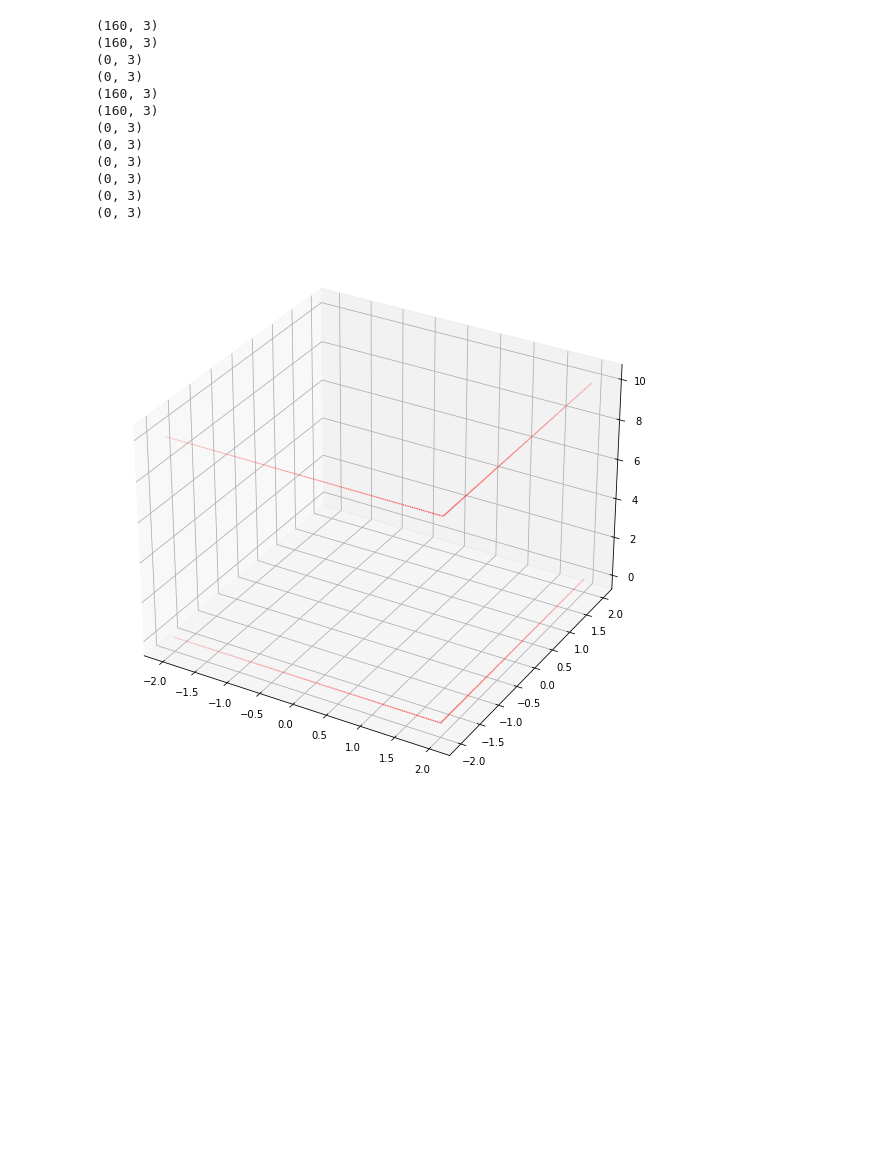
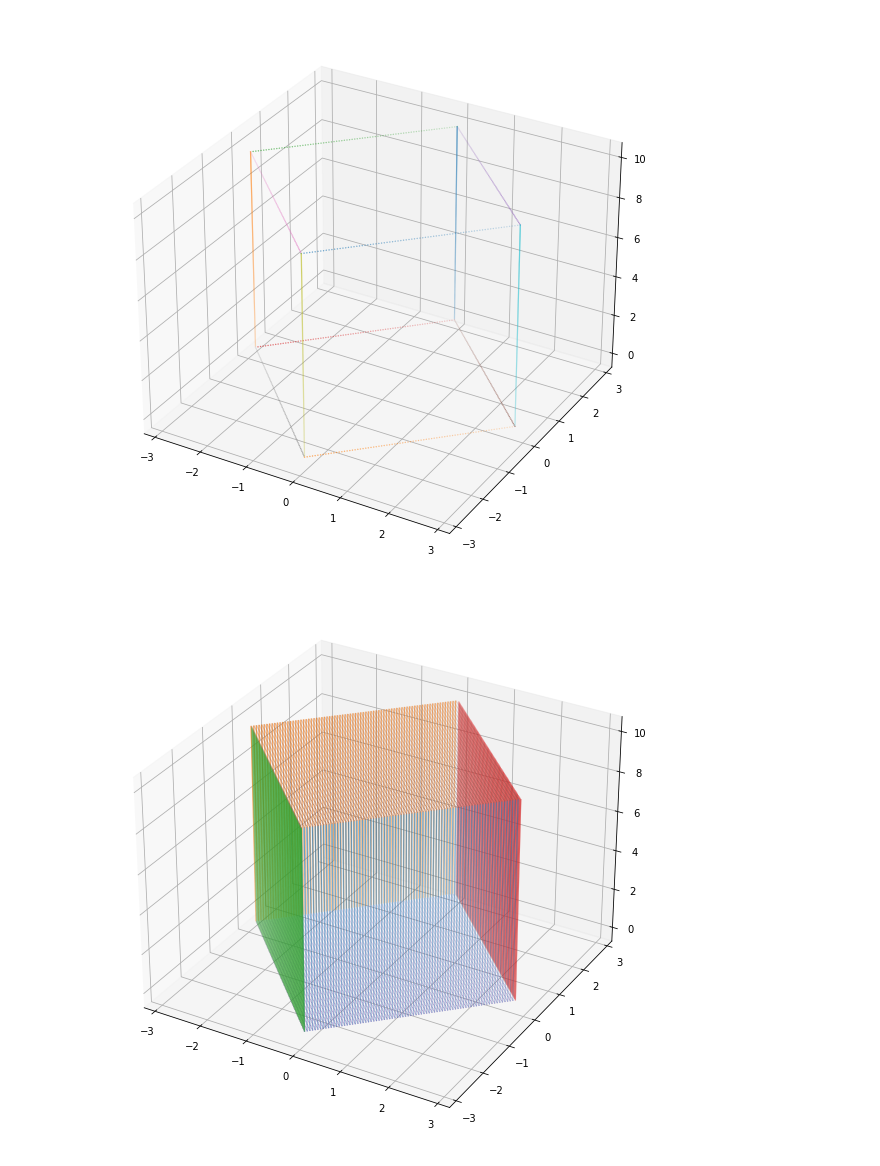
Before and after one commit to PyGeomesh/PyGeomesh, a Jupyter notebook: grid_box.ipynb, the cells around one changed output. Cells and saved outputs as stored; diff of their text form; code cells hidden in the pictures; blank space fills up the shorter version.

```diff
--- a/grid_box.ipynb
+++ b/grid_box.ipynb
@@ -21,8 +17,8 @@ D:\Softwares\Miniconda3\envs\deeplearning\lib\site-packages\numpy\.libs\libopenb
 # %%
 from Geometry import *
 from matplotlib import pyplot as plt
-
-box = Box([0, 0, 0], 4, 4, 10, q=[0, 0, 0])
+import numpy as np
+box = Box([0, 0, 0], 4, 4, 10, q=[np.pi / 4, 0, 0])
 points = box.grid_points(40)
 print(points.shape)
 ax = plt.figure(figsize=(10, 10)).add_subplot(111, projection='3d')
@@ -46,19 +31,22 @@ edge_points = box.grid_points_on_edge(40)
 # %%
+edge_points = box.grid_points_on_edge(20)
 ax = plt.figure(figsize=(10, 10)).add_subplot(111, projection='3d')
 for key in edge_points:
-    print(edge_points[key].shape)
-    ax.scatter(edge_points[key][:, 0], edge_points[key][:, 1], edge_points[key][:, 2], s=0.1, c='r')
+    ax.scatter(
+        edge_points[key][:, 0],
+        edge_points[key][:, 1],
+        edge_points[key][:, 2],
+        s=0.1)
 # %% [output]
-(160, 3)
-(160, 3)
-(0, 3)
-(0, 3)
-(160, 3)
-(160, 3)
-(0, 3)
-(0, 3)
-(0, 3)
-(0, 3)
-(0, 3)
-(0, 3)
-[figure, old version]
+[figure, new version]
+# %%
+surface_points = box.grid_points_on_surface(20)
+ax = plt.figure(figsize=(10, 10)).add_subplot(111, projection='3d')
+for key in surface_points:
+    ax.scatter(
+        surface_points[key][:, 0],
+        surface_points[key][:, 1],
+        surface_points[key][:, 2],
+        s=0.1)
+# %% [output]
+[figure, added]
```
Also changed, not shown: parts of 4 cells of this notebook, 3 other files.
